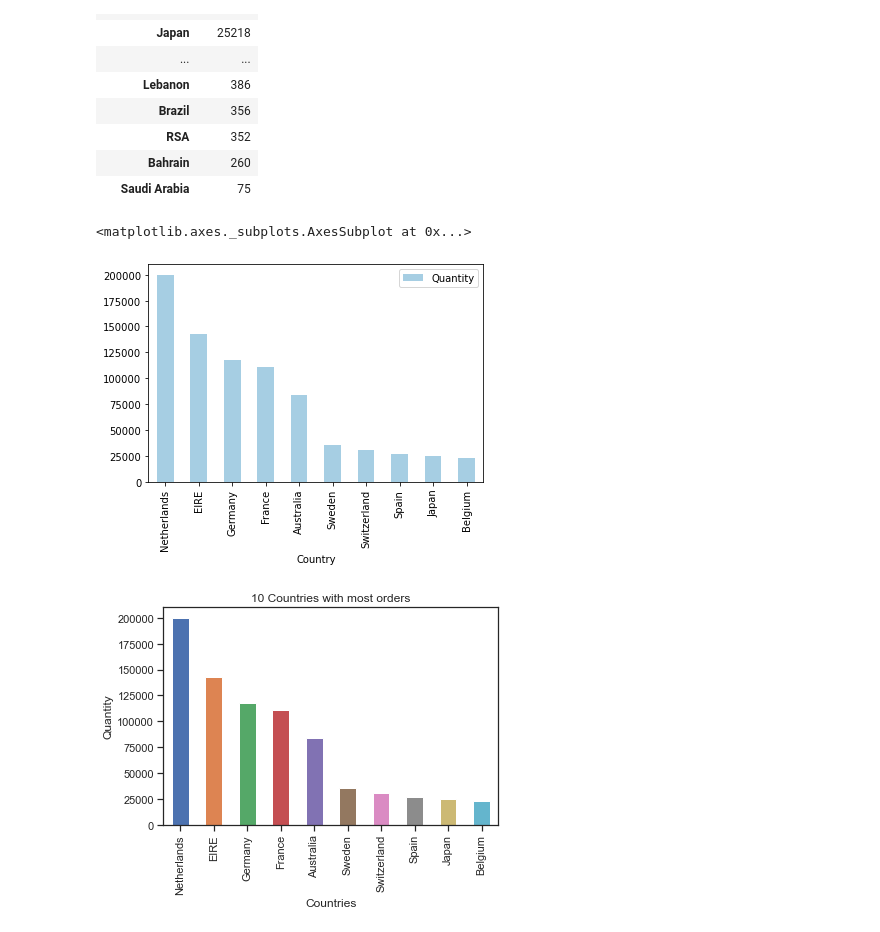
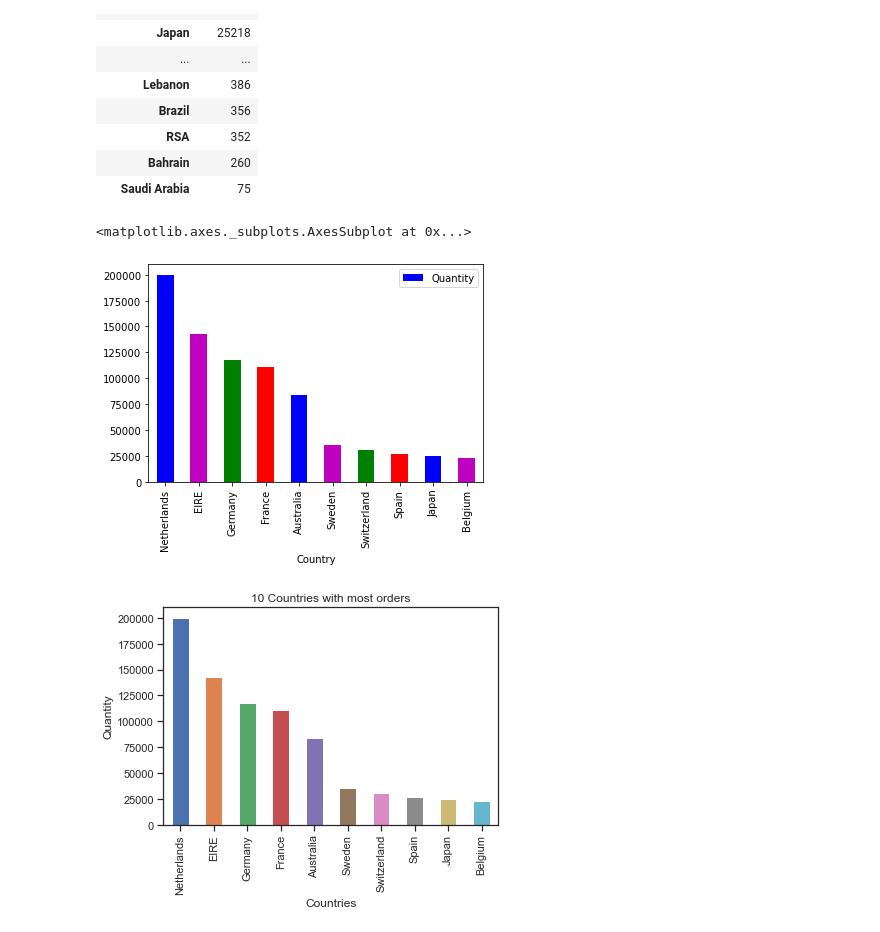
Before and after one commit to CristiDatas/DataScience, a Jupyter notebook: MIS_EJERCICIOS/Online_Retail/07_Online_Retail_solutions_Solutions.ipynb, the cells around one changed output. Saved outputs shown, nothing was run; the diff lists cells and outputs as text; code cells hidden in the pictures.

```diff
--- a/MIS_EJERCICIOS/Online_Retail/07_Online_Retail_solutions_Solutions.ipynb
+++ b/MIS_EJERCICIOS/Online_Retail/07_Online_Retail_solutions_Solutions.ipynb
@@ -16,7 +16,7 @@ url="https://raw.githubusercontent.com/guipsamora/pandas_exercises/master/07_Vis
 ### Step 3. Assign it to a variable called online_rt
 Note: if you receive a utf-8 decode error, set `encoding = 'latin1'` in `pd.read_csv()`.
 # %%
-online_rt=pd.read_csv(url,encoding="latin")
+online_rt=pd.read_csv(url,encoding="latin1")
 online_rt
 # %% [output]
 |  | InvoiceNo | StockCode | Description | Quantity | InvoiceDate | UnitPrice | CustomerID | Country |
@@ -68,13 +68,13 @@ ten
 # %%
 ten=online_rt.groupby("Country").Quantity.sum().sort_values(ascending=False)
 ten=ten.to_frame()
 ten.drop(["United Kingdom"],axis=0, inplace=True)
 ten=ten.head(10)
-col=["b","o","g","r"]*2
-ten.plot(kind="bar",color="Paired")
+col=[["b","m","g","r"]]*2
+ten.plot(kind="bar",color=col)
 # %% [output]
 <matplotlib.axes._subplots.AxesSubplot at 0x...>
-[figure, old version]
+[figure, new version]
 # %%
 # %% [output]
 [figure]
```
Also changed, not shown: parts of 2 cells of this notebook, 20 other files.
